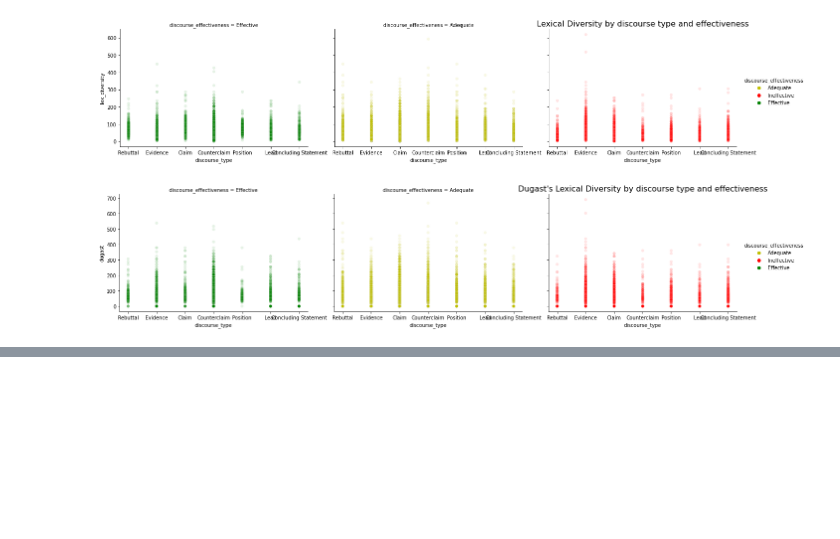
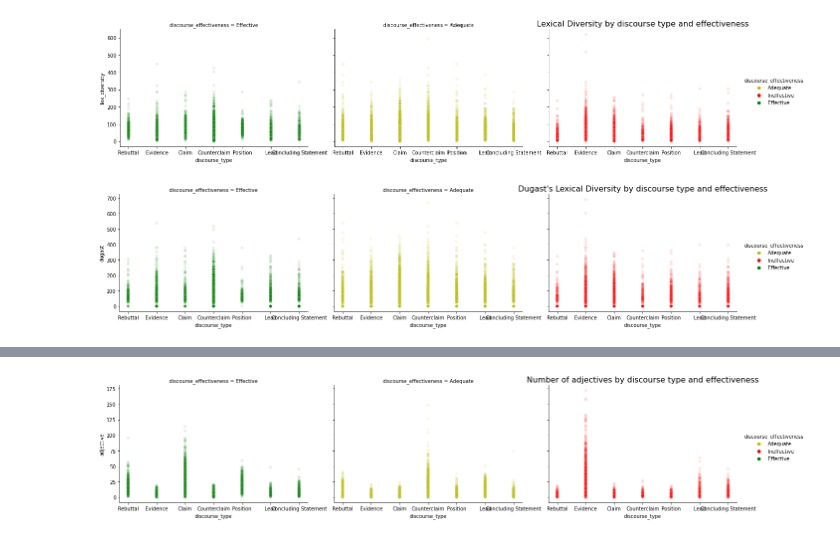
Before and after one commit to niki514/GSU_EffectiveArguments, a Jupyter notebook: DTM_Visualizations.ipynb, the cells around one changed output, grey strips where cells are left out. Cells and saved outputs as stored; diff of their text form; code cells hidden in the pictures; blank space fills up the shorter version.

```diff
--- a/DTM_Visualizations.ipynb
+++ b/DTM_Visualizations.ipynb
@@ -289,0 +276,16 @@ pos_df
+# %%
+sns.relplot(data = pos_df,
+           x = 'discourse_type',
+           y = 'adjective',
+           col = 'discourse_effectiveness',
+           col_order = ['Effective', 'Adequate', 'Ineffective'],
+           height = 4,
+           aspect = 1.5,
+           alpha = 0.1,
+           hue = 'discourse_effectiveness',
+           palette = {'Effective':'g','Adequate':'y','Ineffective':'r'}
+           )
+plt.title("Number of adjectives by discourse type and effectiveness", {'fontsize': 16})
+plt.show()
+# %% [output]
+[figure, added]
```
Also changed, not shown: parts of 15 cells of this notebook.
